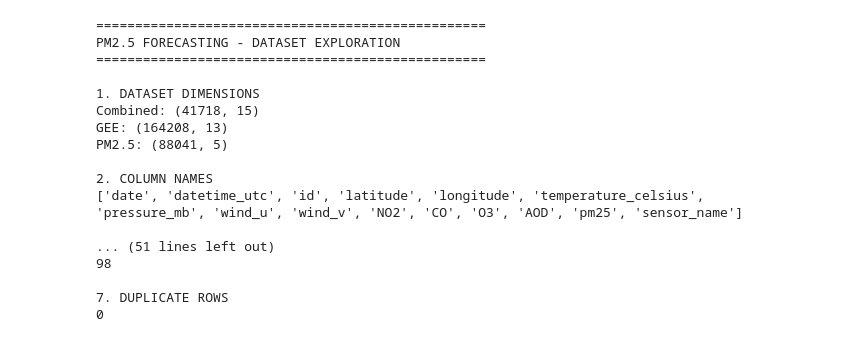
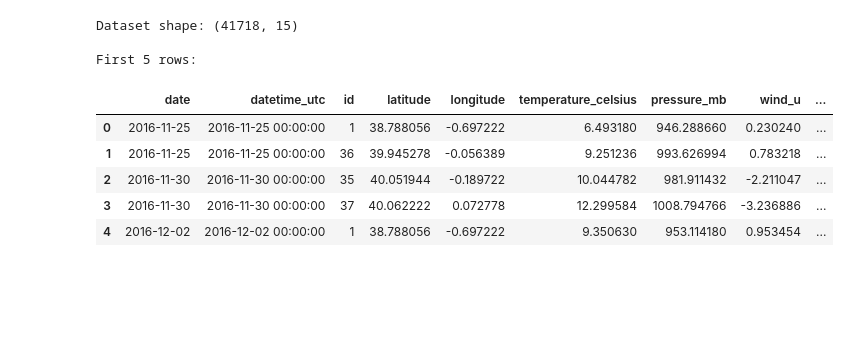
Before and after one commit to bibanaksu/PM25-Forecasting-GRU, a Jupyter notebook: 01_data_exploration.ipynb, the cells around one changed output. Drawn from its saved outputs; the diff is of its cells as text; code cells hidden in the pictures; blank space fills up the shorter version.

```diff
--- a/01_data_exploration.ipynb
+++ b/01_data_exploration.ipynb
@@ -1,58 +1,24 @@
 # %% [markdown]
 <a href="https://colab.research.google.com/github/bibanaksu/PM25-Forecasting-GRU/blob/main/01_data_exploration.ipynb" target="_parent"><img src="https://colab.research.google.com/assets/colab-badge.svg" alt="Open In Colab"/></a>
-# %%
-
-import pandas as pd
-import numpy as np
-
-# Load the three datasets
-combined = pd.read_csv("combined_gee_pm25.csv")
-gee = pd.read_csv("gee_features_daily.csv")
-pm25 = pd.read_csv("pm25.csv")
-
-print("=" * 50)
-print("PM2.5 FORECASTING - DATASET EXPLORATION")
-print("=" * 50)
-
-print("\n1. DATASET DIMENSIONS")
-print("Combined:", combined.shape)
-print("GEE:", gee.shape)
-print("PM2.5:", pm25.shape)
-
-print("\n2. COLUMN NAMES")
-print(combined.columns.tolist())
-
-print("\n3. FIRST FIVE OBSERVATIONS")
-print(combined.head())
-
-print("\n4. DATASET INFORMATION")
-combined.info()
-
-print("\n5. DATE RANGE")
-combined["date"] = pd.to_datetime(combined["date"])
-print("Start:", combined["date"].min())
-print("End:", combined["date"].max())
-
-print("\n6. NUMBER OF STATIONS")
-print(combined["id"].nunique())
-
-print("\n7. DUPLICATE ROWS")
-print(combined.duplicated().sum())
-# %% [output]
-==================================================
-PM2.5 FORECASTING - DATASET EXPLORATION
-==================================================
-
-1. DATASET DIMENSIONS
-Combined: (41718, 15)
-GEE: (164208, 13)
-PM2.5: (88041, 5)
-
-2. COLUMN NAMES
-['date', 'datetime_utc', 'id', 'latitude', 'longitude', 'temperature_celsius', 'pressure_mb', 'wind_u', 'wind_v', 'NO2', 'CO', 'O3', 'AOD', 'pm25', 'sensor_name']
-
-... (51 lines left out)
-98
-
-7. DUPLICATE ROWS
-0
+# %%
+
+import pandas as pd
+import numpy as np
+import matplotlib.pyplot as plt
+
+df = pd.read_csv('/content/combined_gee_pm25.csv')
+
+
+print("Dataset shape:", df.shape)
+print("\nFirst 5 rows:")
+display(df.head())
+# %% [output]
+Dataset shape: (41718, 15)
+
+First 5 rows:
+|  | date | datetime_utc | id | latitude | longitude | temperature_celsius | pressure_mb | wind_u | ... |
+| 0 | 2016-11-25 | 2016-11-25 00:00:00 | 1 | 38.788056 | -0.697222 | 6.493180 | 946.288660 | 0.230240 | ... |
+| 1 | 2016-11-25 | 2016-11-25 00:00:00 | 36 | 39.945278 | -0.056389 | 9.251236 | 993.626994 | 0.783218 | ... |
+| 2 | 2016-11-30 | 2016-11-30 00:00:00 | 35 | 40.051944 | -0.189722 | 10.044782 | 981.911432 | -2.211047 | ... |
+| 3 | 2016-11-30 | 2016-11-30 00:00:00 | 37 | 40.062222 | 0.072778 | 12.299584 | 1008.794766 | -3.236886 | ... |
+| 4 | 2016-12-02 | 2016-12-02 00:00:00 | 1 | 38.788056 | -0.697222 | 9.350630 | 953.114180 | 0.953454 | ... |
```
Also changed, not shown: parts of 24 cells of this notebook.
